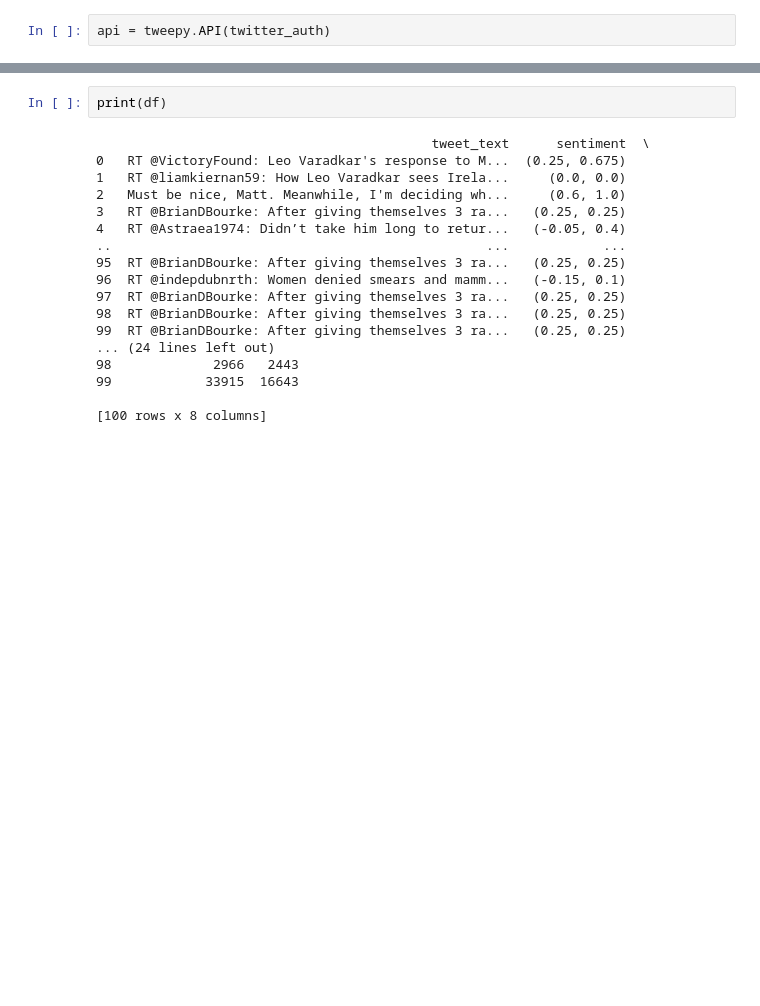
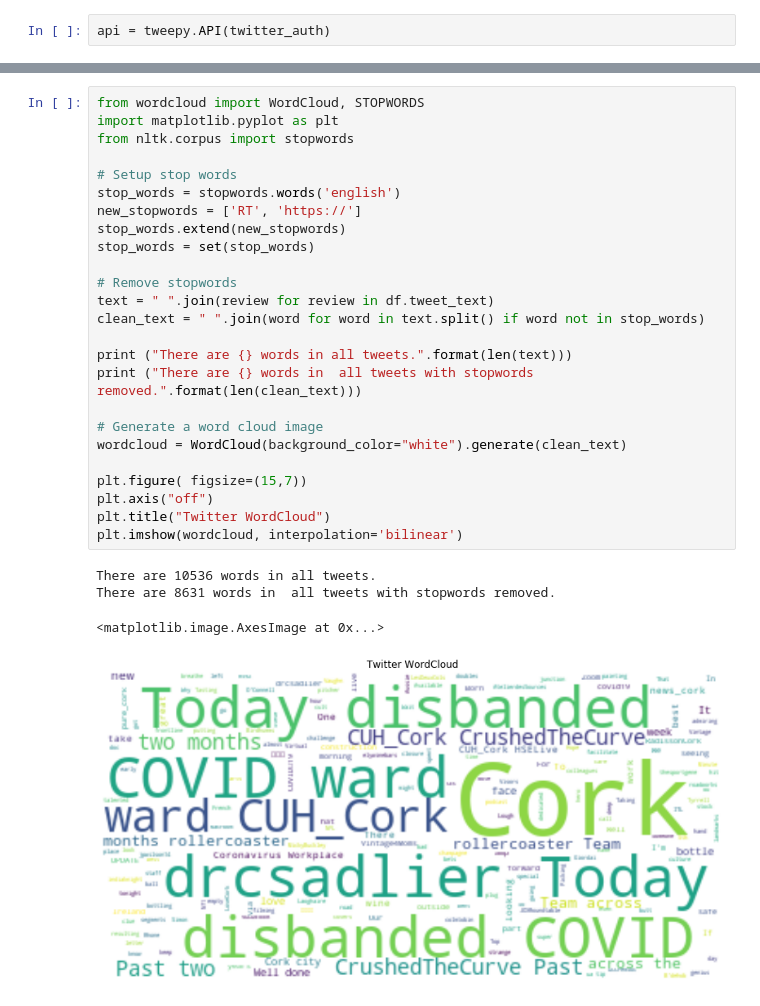
Before and after one commit to JimmyCollins/NLP, a Jupyter notebook: sentiment-analysis-2.ipynb, the cells around one changed output, grey strips where cells are left out. Drawn from its saved outputs; the diff is of its cells as text; blank space fills up the shorter version.

Commit message:
Removed stopwords and added word cloud.

```diff
--- a/sentiment-analysis-2.ipynb
+++ b/sentiment-analysis-2.ipynb
@@ -47,20 +51,30 @@ df.head()
-# %%
-print(df)
-# %% [output]
-                                           tweet_text      sentiment  \
-0   RT @VictoryFound: Leo Varadkar's response to M...  (0.25, 0.675)
-1   RT @liamkiernan59: How Leo Varadkar sees Irela...     (0.0, 0.0)
-2   Must be nice, Matt. Meanwhile, I'm deciding wh...     (0.6, 1.0)
-3   RT @BrianDBourke: After giving themselves 3 ra...   (0.25, 0.25)
-4   RT @Astraea1974: Didn’t take him long to retur...   (-0.05, 0.4)
-..                                                ...            ...
-95  RT @BrianDBourke: After giving themselves 3 ra...   (0.25, 0.25)
-96  RT @indepdubnrth: Women denied smears and mamm...   (-0.15, 0.1)
-97  RT @BrianDBourke: After giving themselves 3 ra...   (0.25, 0.25)
-98  RT @BrianDBourke: After giving themselves 3 ra...   (0.25, 0.25)
-99  RT @BrianDBourke: After giving themselves 3 ra...   (0.25, 0.25)
-... (24 lines left out)
-98             2966   2443
-99            33915  16643
-
-[100 rows x 8 columns]
+# %%
+from wordcloud import WordCloud, STOPWORDS
+import matplotlib.pyplot as plt
+from nltk.corpus import stopwords
+
+# Setup stop words
+stop_words = stopwords.words('english')
+new_stopwords = ['RT', 'https://']
+stop_words.extend(new_stopwords)
+stop_words = set(stop_words)
+
+# Remove stopwords
+text = " ".join(review for review in df.tweet_text)
+clean_text = " ".join(word for word in text.split() if word not in stop_words)
+
+print ("There are {} words in all tweets.".format(len(text)))
+print ("There are {} words in  all tweets with stopwords removed.".format(len(clean_text)))
+
+# Generate a word cloud image
+wordcloud = WordCloud(background_color="white").generate(clean_text)
+
+plt.figure( figsize=(15,7))
+plt.axis("off")
+plt.title("Twitter WordCloud")
+plt.imshow(wordcloud, interpolation='bilinear')
+# %% [output]
+There are 10536 words in all tweets.
+There are 8631 words in  all tweets with stopwords removed.
+<matplotlib.image.AxesImage at 0x...>
+[figure, added]
```
Also changed, not shown: parts of 5 cells of this notebook.
